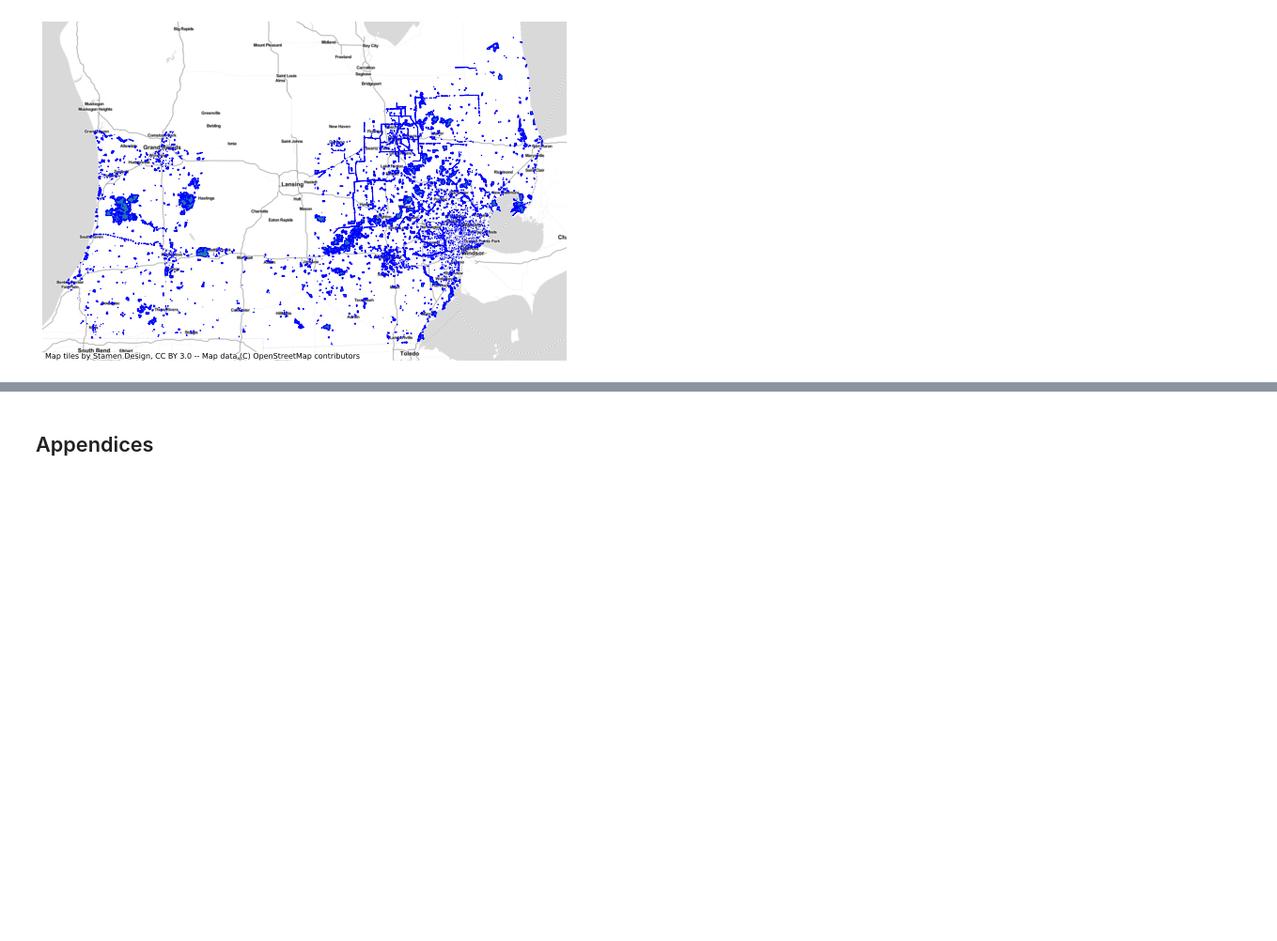
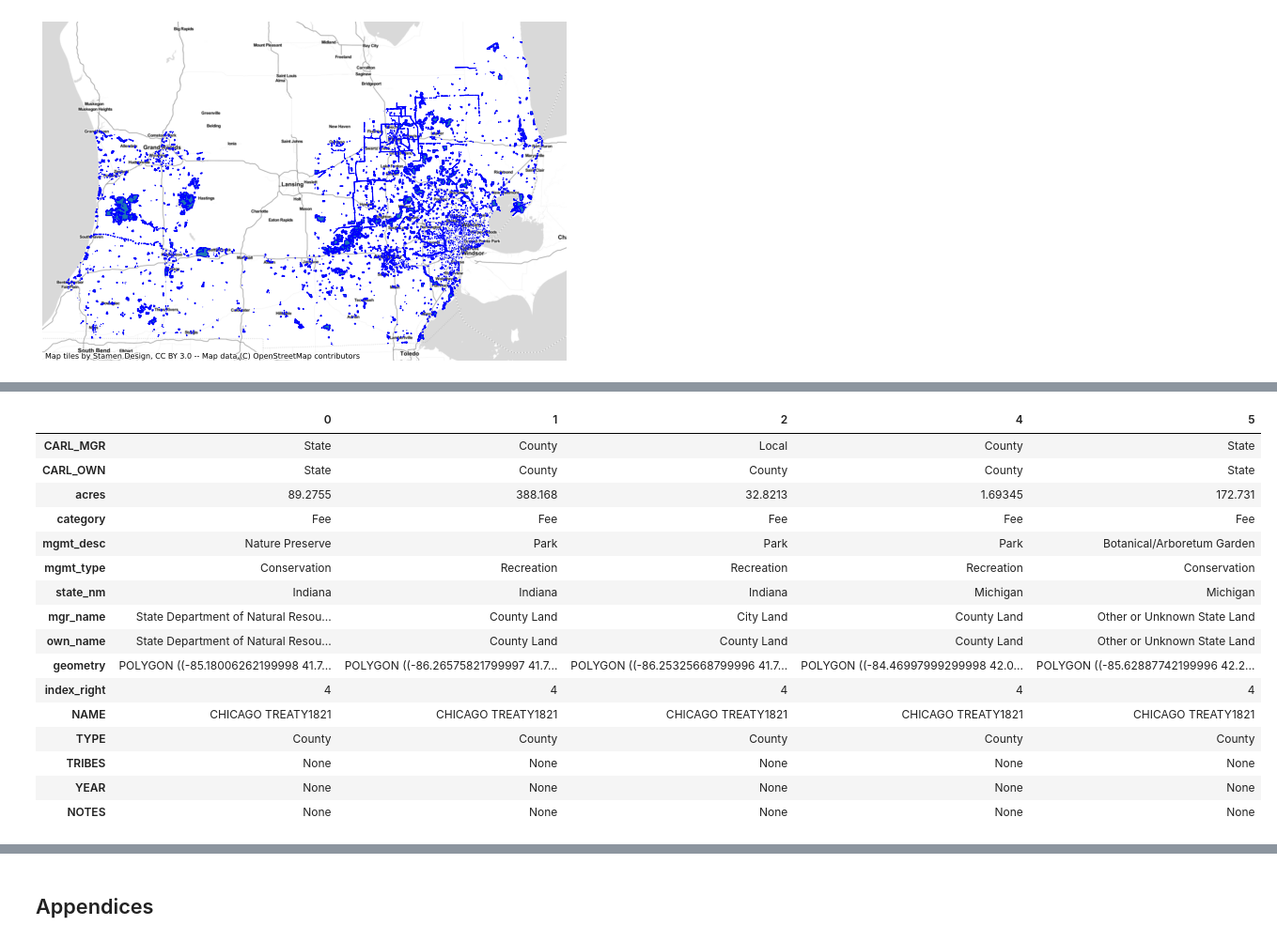
Before and after one commit to Location-Artistry/ColabNotebooks, a Jupyter notebook: Public_Lands_in_NHBP_Ceded_Territories.ipynb, the cells around one changed output, grey strips where cells are left out. Shown at 94% size. Cells and saved outputs as stored; diff of their text form; code cells hidden in the pictures; blank space fills up the shorter version.

```diff
--- a/Public_Lands_in_NHBP_Ceded_Territories.ipynb
+++ b/Public_Lands_in_NHBP_Ceded_Territories.ipynb
@@ -253,0 +302,20 @@ exportDataFrame(gdfExport, 'NHBP-PUBLIC-CEDED.xlsx')
+# %%
+joinLands.head().T
+# %% [output]
+|  | 0 | 1 | 2 | 4 | 5 |
+| CARL_MGR | State | County | Local | County | State |
+| CARL_OWN | State | County | County | County | State |
+| acres | 89.2755 | 388.168 | 32.8213 | 1.69345 | 172.731 |
+| category | Fee | Fee | Fee | Fee | Fee |
+| mgmt_desc | Nature Preserve | Park | Park | Park | Botanical/Arboretum Garden |
+| mgmt_type | Conservation | Recreation | Recreation | Recreation | Conservation |
+| state_nm | Indiana | Indiana | Indiana | Michigan | Michigan |
+| mgr_name | State Department of Natural Resou... | County Land | City Land | County Land | Other or Unknown State Land |
+| own_name | State Department of Natural Resou... | County Land | County Land | County Land | Other or Unknown State Land |
+| geometry | POLYGON ((-85.18006262199998 41.7... | POLYGON ((-86.26575821799997 41.7... | POLYGON ((-86.25325668799996 41.7... | POLYGON ((-84.46997999299998 42.0... | POLYGON ((-85.62887742199996 42.2... |
+| index_right | 4 | 4 | 4 | 4 | 4 |
+| NAME | CHICAGO TREATY1821 | CHICAGO TREATY1821 | CHICAGO TREATY1821 | CHICAGO TREATY1821 | CHICAGO TREATY1821 |
+| TYPE | County | County | County | County | County |
+| TRIBES | None | None | None | None | None |
+| YEAR | None | None | None | None | None |
+| NOTES | None | None | None | None | None |
```
Also changed, not shown: parts of 29 cells of this notebook.
